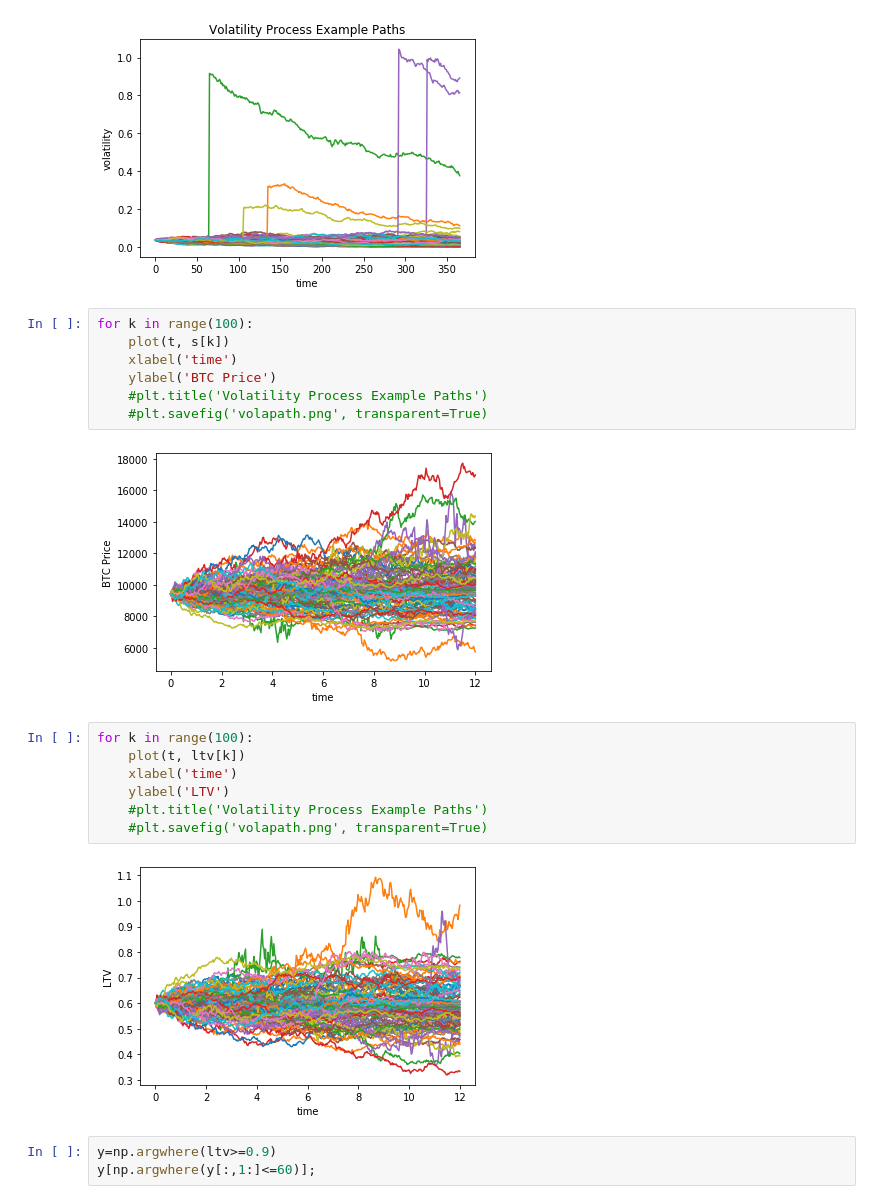
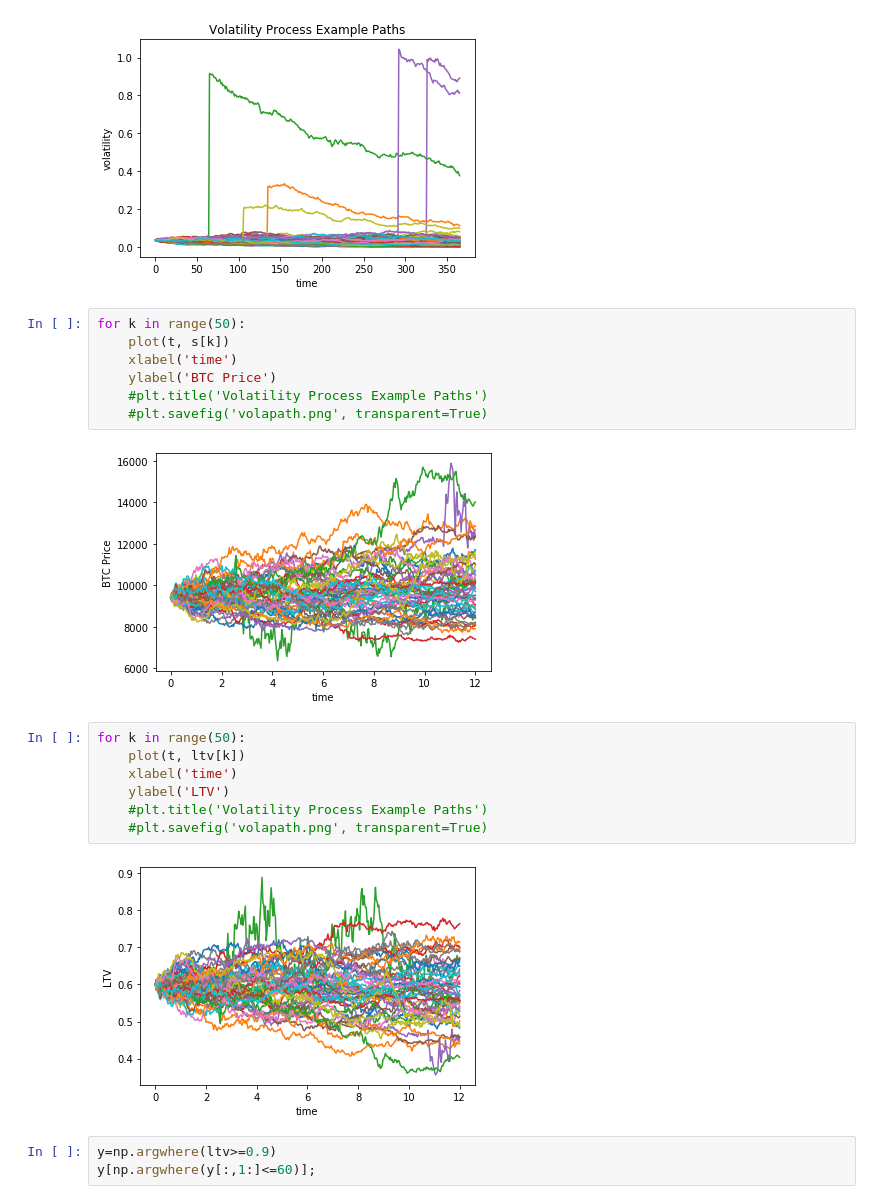
Before and after one commit to francisliu2/p2p_lending_valuation, a Jupyter notebook: sim2.ipynb, the cells around one changed output. Cells and saved outputs as stored; diff of their text form.

```diff
--- a/sim2.ipynb
+++ b/sim2.ipynb
@@ -75,23 +73,23 @@ for k in range(100):
 # %% [output]
 [figure]
 # %%
-for k in range(100):
+for k in range(50):
     plot(t, s[k])
     xlabel('time')
     ylabel('BTC Price')
     #plt.title('Volatility Process Example Paths')
     #plt.savefig('volapath.png', transparent=True)
 # %% [output]
-[figure, old version]
+[figure, new version]
 # %%
-for k in range(100):
+for k in range(50):
     plot(t, ltv[k])
     xlabel('time')
     ylabel('LTV')
     #plt.title('Volatility Process Example Paths')
     #plt.savefig('volapath.png', transparent=True)
 # %% [output]
-[figure, old version]
+[figure, new version]
 # %%
 y=np.argwhere(ltv>=0.9)
 y[np.argwhere(y[:,1:]<=60)];
```
Also changed, not shown: parts of 11 cells of this notebook.
